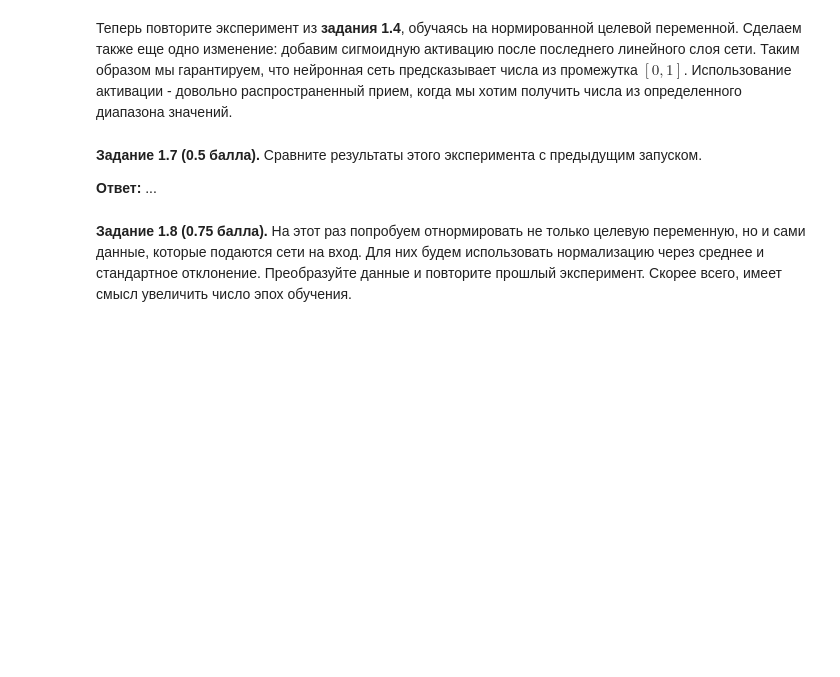
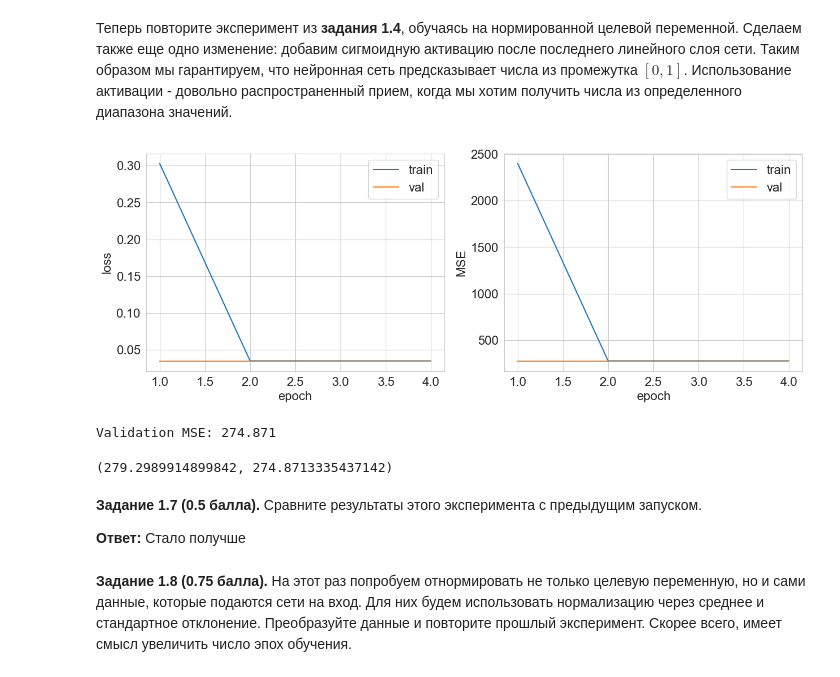
Before and after one commit to DevYourMind/intro-to-dl-hse, a Jupyter notebook: homeworks-small/shw-01-mlp/shw-01-mlp-part2.ipynb, the cells around one changed output. Cells and saved outputs as stored; diff of their text form; code cells hidden in the pictures; blank space fills up the shorter version.

```diff
--- a/homeworks-small/shw-01-mlp/shw-01-mlp-part2.ipynb
+++ b/homeworks-small/shw-01-mlp/shw-01-mlp-part2.ipynb
@@ -268,22 +333,56 @@ def normalize(sample):
     Min-max normalization to convert sample to [0, 1] range
     '''
     # YOUR CODE HERE (－.－)...zzzZZZzzzZZZ
-    pass
+    y_min, y_max = 1922, 2011
+    modified_sample = (sample - y_min) / (y_max - y_min)
+    return modified_sample
+
 
 def denormalize(sample):
     '''
     Denormalize sample from [0, 1] to initial range
     '''
     # YOUR CODE HERE (－.－)...zzzZZZzzzZZZ
-    pass
+    y_min, y_max = 1922, 2011
+    denorm_sample = sample * (y_max - y_min) + y_min
+    return denorm_sample
 # %% [markdown]
 Теперь повторите эксперимент из **задания 1.4**, обучаясь на нормированной целевой переменной. Сделаем также еще одно изменение: добавим сигмоидную активацию после последнего линейного слоя сети. Таким образом мы гарантируем, что нейронная сеть предсказывает числа из промежутка $[0, 1]$. Использование активации - довольно распространенный прием, когда мы хотим получить числа из определенного диапазона значений.
 # %%
 # YOUR CODE HERE (－.－)...zzzZZZzzzZZZ
+
+train_loader = mm.DataLoader(X_train, normalize(y_train).reshape(-1, 1), batch_size=64, shuffle=True)
+val_loader = mm.DataLoader(X_test, normalize(y_test).reshape(-1, 1), batch_size=64, shuffle=True)
+
+n_features = X_train.shape[1]
+n_hidden_neurons = 128
+n_classes = 1
+
+model = mm.Sequential(
+    mm.Linear(in_features=n_features, out_features=n_hidden_neurons),
+    mm.ReLU(),
+    mm.Linear(in_features=n_hidden_neurons, out_features=n_classes),
+    mm.Sigmoid()
+)
+
+optimizer = mm.SGD(model, lr=1e-3)
+criterion = mm.MSELoss()
+metric = lambda x, y: mean_squared_error(denormalize(x), denormalize(y))
+num_epochs = 4
+
+train_metric, val_metrics = train_and_validate(model, optimizer, criterion, metric, train_loader, val_loader,
+                       num_epochs, verbose=True)
+# %% [output]
+[figure, added]
+Validation MSE: 274.871
+# %%
+train_metric, val_metrics
+# %% [output]
+(279.2989914899842, 274.8713335437142)
 # %% [markdown]
 **Задание 1.7 (0.5 балла).** Сравните результаты этого эксперимента с предыдущим запуском.
 
-**Ответ:** ...
+**Ответ:** Стало получше
 # %% [markdown]
 **Задание 1.8 (0.75 балла).** На этот раз попробуем отнормировать не только целевую переменную, но и сами данные, которые подаются сети на вход. Для них будем использовать нормализацию через среднее и стандартное отклонение. Преобразуйте данные и повторите прошлый эксперимент. Скорее всего, имеет смысл увеличить число эпох обучения.
 # %%
```
Also changed, not shown: parts of 21 cells of this notebook, 3 other files.
